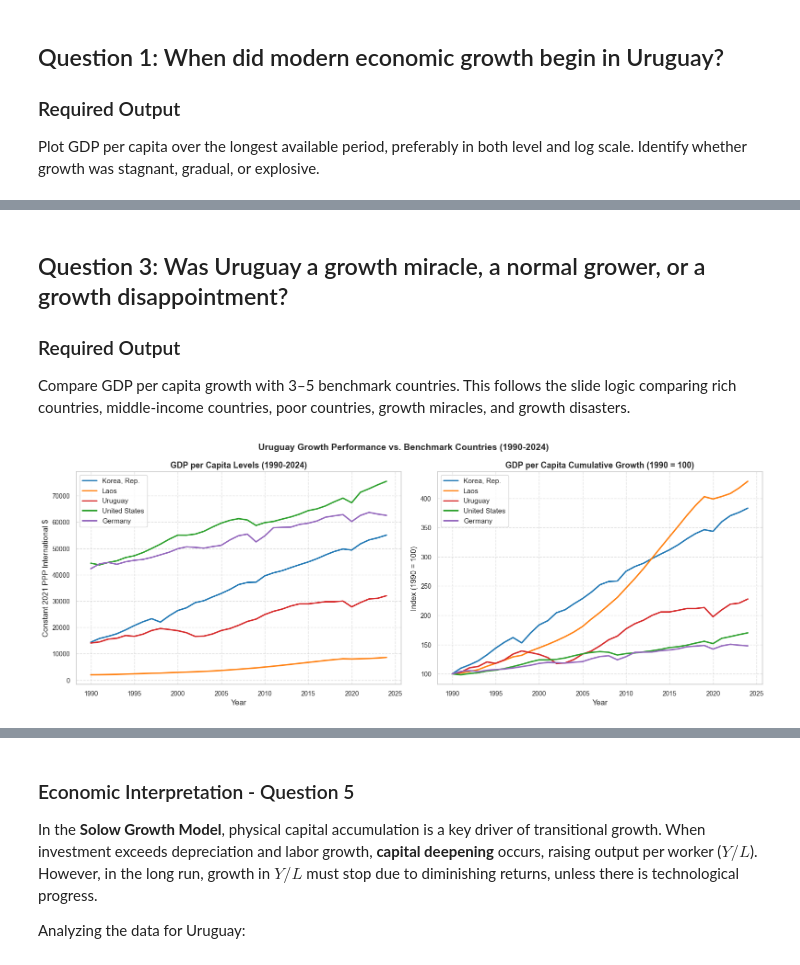
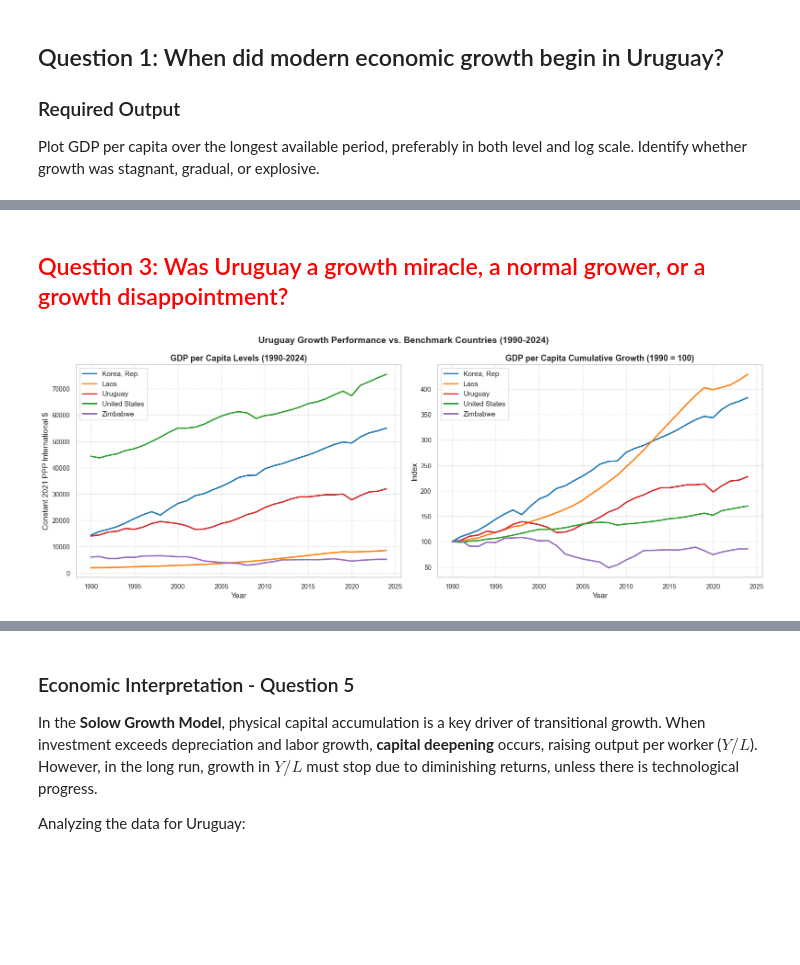
Before and after one commit to HiketheMike/Countries-Miniproject, a Jupyter notebook: Analysis.ipynb, the cells around one changed output, grey strips where cells are left out. Cells and saved outputs as stored; diff of their text form; code cells hidden in the pictures; blank space fills up the shorter version.

```diff
--- a/Analysis.ipynb
+++ b/Analysis.ipynb
@@ -209,41 +265,38 @@ Uruguay's long-run growth story can be divided into six major regimes, heavily l
 # %% [markdown]
-## Question 3: Was Uruguay a growth miracle, a normal grower, or a growth disappointment?
-
-### Required Output
-Compare GDP per capita growth with 3–5 benchmark countries. This follows the slide logic comparing rich countries, middle-income countries, poor countries, growth miracles, and growth disasters.
+## <span style = 'color:red'>  Question 3: Was Uruguay a growth miracle, a normal grower, or a growth disappointment?
 # %%
 df3 = clean_data('Q3.csv')
 
 fig, (ax1, ax2) = plt.subplots(1, 2, figsize=(16, 6))
 
-countries = ['Korea, Rep.', 'Laos', 'Uruguay', 'United States', 'Germany']
+countries = ['Korea, Rep.', 'Laos', 'Uruguay', 'United States', 'Zimbabwe']
 colors = ['#1f77b4', '#ff7f0e', '#d62728', '#2ca02c', '#9467bd']
 
 # Levels Comparison
 for country, color in zip(countries, colors):
     ax1.plot(df3['Year'], df3[country], label=country, color=color, linewidth=2.2)
 ax1.set_title('GDP per Capita Levels (1990-2024)', fontweight='bold')
 ax1.set_xlabel('Year')
 ax1.set_ylabel('Constant 2021 PPP International $')
 ax1.grid(True, linestyle='--', alpha=0.6)
 ax1.legend()
 
 # Normalized Growth (1990 = 100)
 for country, color in zip(countries, colors):
     base_val = df3.loc[df3['Year'] == 1990, country].values[0]
     normalized = (df3[country] / base_val) * 100
     ax2.plot(df3['Year'], normalized, label=country, color=color, linewidth=2.2)
 ax2.set_title('GDP per Capita Cumulative Growth (1990 = 100)', fontweight='bold')
 ax2.set_xlabel('Year')
-ax2.set_ylabel('Index (1990 = 100)')
+ax2.set_ylabel('Index')
 ax2.grid(True, linestyle='--', alpha=0.6)
 ax2.legend()
 
 plt.suptitle('Uruguay Growth Performance vs. Benchmark Countries (1990-2024)', fontsize=14, fontweight='bold')
 plt.tight_layout()
 plt.show()
 # %% [output]
-[figure, old version]
+[figure, new version]
 # %% [markdown]
 ### Economic Interpretation - Question 3
 
```
Also changed, not shown: parts of 17 cells of this notebook, 16 other files.
